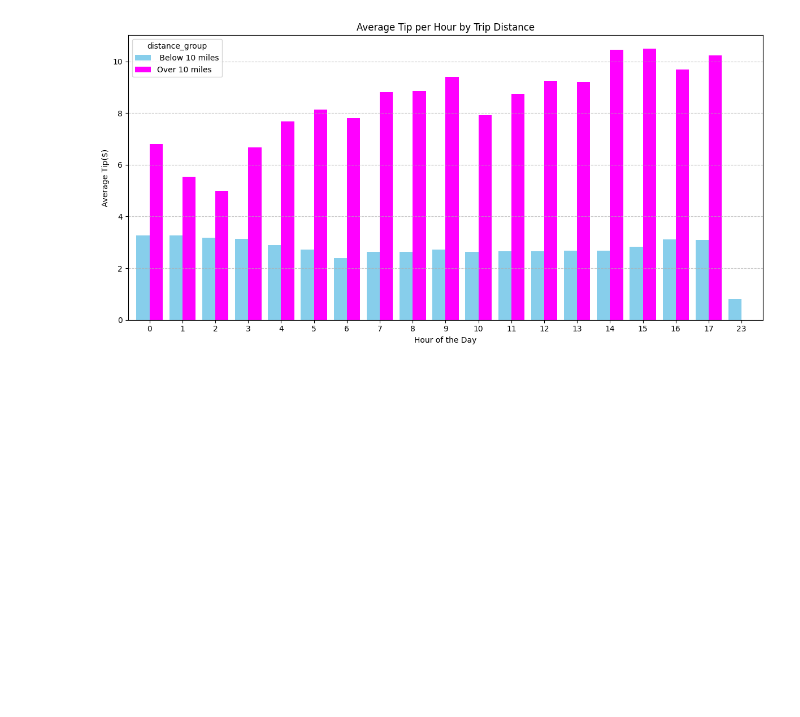
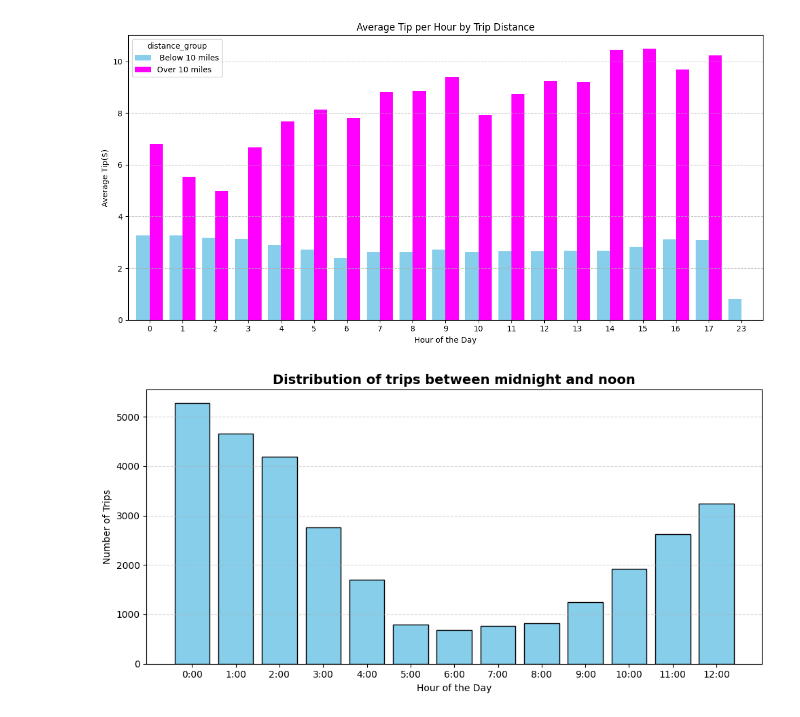
Before and after one commit to nadiakap/BDA, a Jupyter notebook: taxi_data_plots.ipynb, the cells around one changed output. Drawn from its saved outputs; the diff is of its cells as text; code cells hidden in the pictures; blank space fills up the shorter version.

Commit message:
taxi trips data plots

```diff
--- a/taxi_data_plots.ipynb
+++ b/taxi_data_plots.ipynb
@@ -65,3 +65,18 @@ plt.tight_layout()
 plt.show()
 # %% [output]
 [figure]
+# %%
+#histogram of number of trips between mif=dnight and noon
+morning_trips = df[(df['hour']>=0) & (df['hour']<=12)]
+plt.figure(figsize=(10,5))
+plt.hist(morning_trips['hour'],bins=13,range=(0,13),rwidth=0.8,color='skyblue',edgecolor='black',align='left',)
+
+plt.title('Distribution of trips between midnight and noon', fontsize=14, fontweight='bold')
+plt.xlabel('Hour of the Day (24-hour)')
+plt.ylabel('Number of Trips')
+plt.xticks(range(0,13), labels=[f"{h}:00" for h in range(0,13)])
+plt.grid(axis='y', linestyle='--',alpha=0.5)
+plt.tight_layout()
+plt.show()
+# %% [output]
+[figure, added]
```
